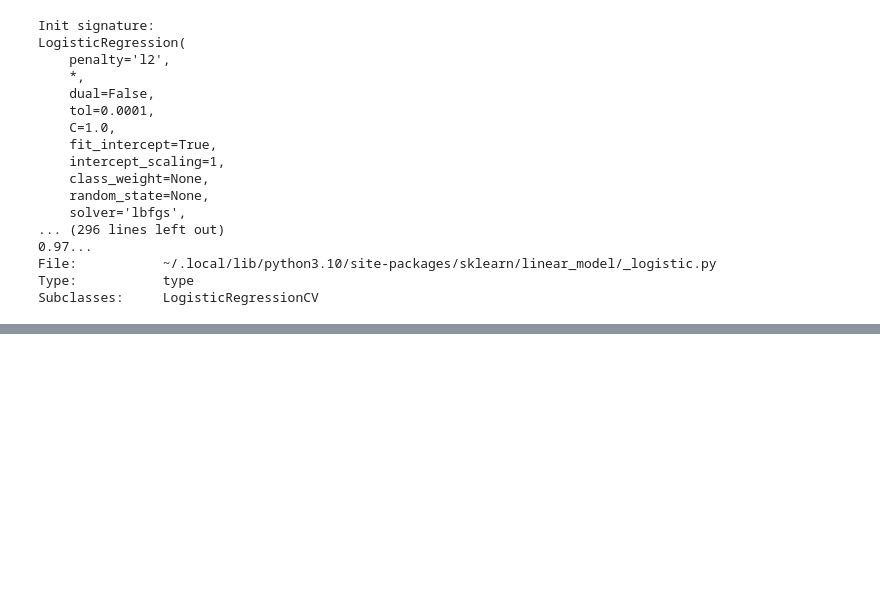
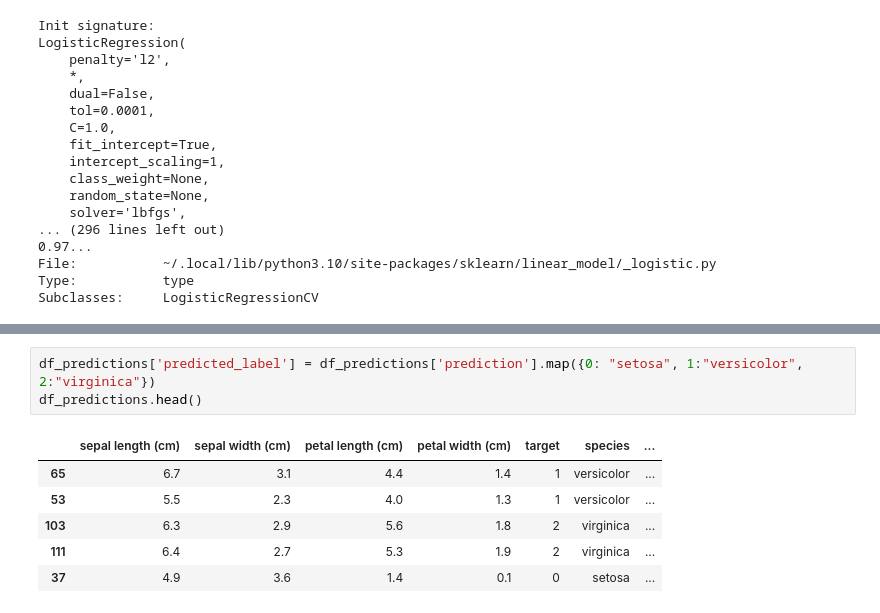
Before and after one commit to adhiraima/machine_learning, a Jupyter notebook: iris.ipynb, the cells around one changed output, grey strips where cells are left out. Drawn from its saved outputs; the diff is of its cells as text; blank space fills up the shorter version.

```diff
--- a/iris.ipynb
+++ b/iris.ipynb
@@ -290,0 +398,10 @@ y_test = df_test["target"].values
+# %%
+df_predictions['predicted_label'] = df_predictions['prediction'].map({0: "setosa", 1:"versicolor", 2:"virginica"})
+df_predictions.head()
+# %% [output]
+|  | sepal length (cm) | sepal width (cm) | petal length (cm) | petal width (cm) | target | species | ... |
+| 65 | 6.7 | 3.1 | 4.4 | 1.4 | 1 | versicolor | ... |
+| 53 | 5.5 | 2.3 | 4.0 | 1.3 | 1 | versicolor | ... |
+| 103 | 6.3 | 2.9 | 5.6 | 1.8 | 2 | virginica | ... |
+| 111 | 6.4 | 2.7 | 5.3 | 1.9 | 2 | virginica | ... |
+| 37 | 4.9 | 3.6 | 1.4 | 0.1 | 0 | setosa | ... |
```
Also changed, not shown: parts of 26 cells of this notebook.
